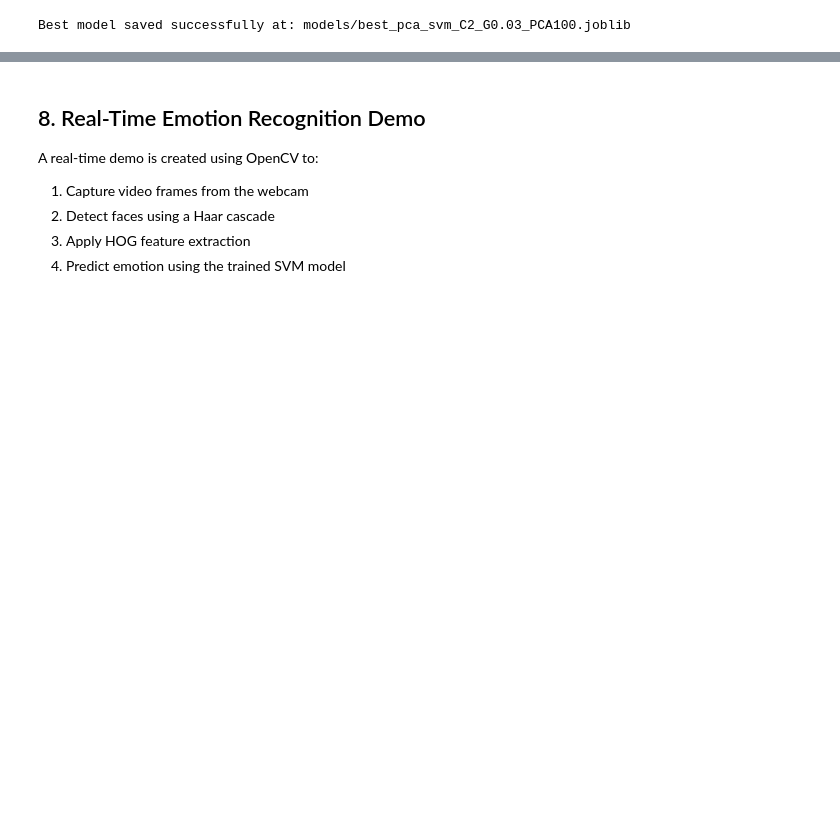
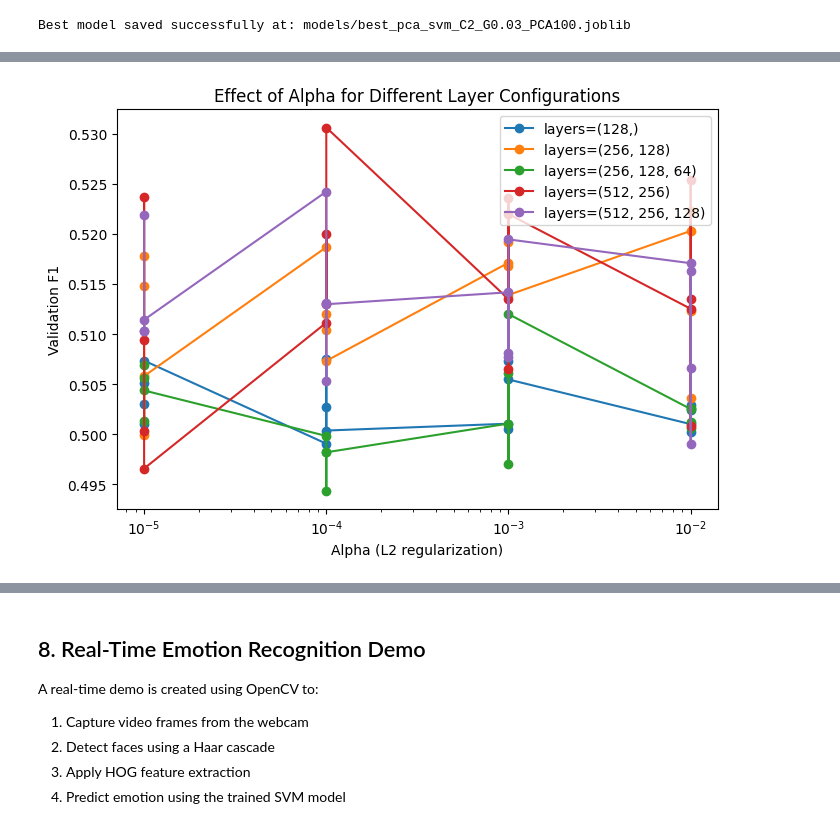
Before and after one commit to shivunchinniah/ml_emotion_recognition, a Jupyter notebook: New_emotion_reg.ipynb, the cells around one changed output, grey strips where cells are left out. Drawn from its saved outputs; the diff is of its cells as text; code cells hidden in the pictures; blank space fills up the shorter version.

```diff
--- a/New_emotion_reg.ipynb
+++ b/New_emotion_reg.ipynb
@@ -1553,0 +1701,83 @@ Best model saved successfully at: models/best_pca_svm_C2_G0.03_PCA100.joblib
+# %%
+# Manual Grid Search on MLP Hyperparameters (with SelectKBest k=500)
+# ================================================================
+
+print("\n[INFO] Manual Grid Search over MLP parameters (layers, alpha)...")
+
+from sklearn.neural_network import MLPClassifier
+
+param_grid = {
+    "hidden_layer_sizes": [
+        (128,),
+        (256, 128),
+        (256, 128, 64),
+        (512, 256),
+        (512, 256, 128)
+    ],
+    "alpha": [1e-5, 1e-4, 1e-3, 1e-2],
+    "learning_rate_init": [1e-4, 1e-3],
+    "batch_size": [32, 64]
+}
+
+best_f1 = -1
+best_params = None
+results_grid = []
+
+# Apply SelectKBest (fixed k=500)
+sel = SelectKBest(f_classif, k=500)
+X_train_sel = sel.fit_transform(X_train_clean, y_train_valid)
+X_val_sel   = sel.transform(X_val_clean)
+
+for layers in param_grid["hidden_layer_sizes"]:
+    for alpha in param_grid["alpha"]:
+        for lr in param_grid["learning_rate_init"]:
+            for bs in param_grid["batch_size"]:
+                print(f"Testing layers={layers}, alpha={alpha}, lr={lr}, batch={bs} ...")
+
+                base_mlp = MLPClassifier(
+                    hidden_layer_sizes=layers,
+                    activation="relu",
+                    solver="adam",
+                    alpha=alpha,
+                    batch_size=bs,
+                    learning_rate_init=lr,
+                    max_iter=200,
+                    early_stopping=True,
+                    random_state=42
+                )
+
+                pipe, f1 = build_and_evaluate_pipeline(
+                    X_train_sel, y_train_valid,
+                    X_val_sel, y_val_valid,
+                    estimator=base_mlp,
+                    model_name="MLP"
+                )
+
+                results_grid.append((layers, alpha, lr, bs, f1))
+                if f1 > best_f1:
+                    best_f1 = f1
+                    best_params = (layers, alpha, lr, bs)
+                    best_model = pipe
+
+print("\n=== Manual Grid Search Results (MLP) ===")
+print(f"Best Parameters: layers={best_params[0]}, alpha={best_params[1]}")
+print(f"Best Validation F1: {best_f1:.4f}")
+
+# Convert results to DataFrame
+df_grid_mlp = pd.DataFrame(results_grid, columns=["layers", "alpha", "lr", "batch", "F1"])
+print("\nGrid Search Summary:")
+print(df_grid_mlp.sort_values(by="F1", ascending=False).to_string(index=False))
+
+# Visualization
+plt.figure(figsize=(7,5))
+for layer in df_grid_mlp["layers"].unique():
+    subset = df_grid_mlp[df_grid_mlp["layers"] == layer]
+    plt.plot(subset["alpha"], subset["F1"], marker="o", label=f"layers={layer}")
+plt.xscale("log")
+plt.xlabel("Alpha (L2 regularization)")
+plt.ylabel("Validation F1")
+plt.title("Effect of Alpha for Different Layer Configurations")
+plt.legend()
+plt.tight_layout()
+plt.show()
+# %% [output]
@@ -1553,0 +1801 @@ Best model saved successfully at: models/best_pca_svm_C2_G0.03_PCA100.joblib
+[figure, added]
```
Also changed, not shown: parts of 14 cells of this notebook, 2 other files.
